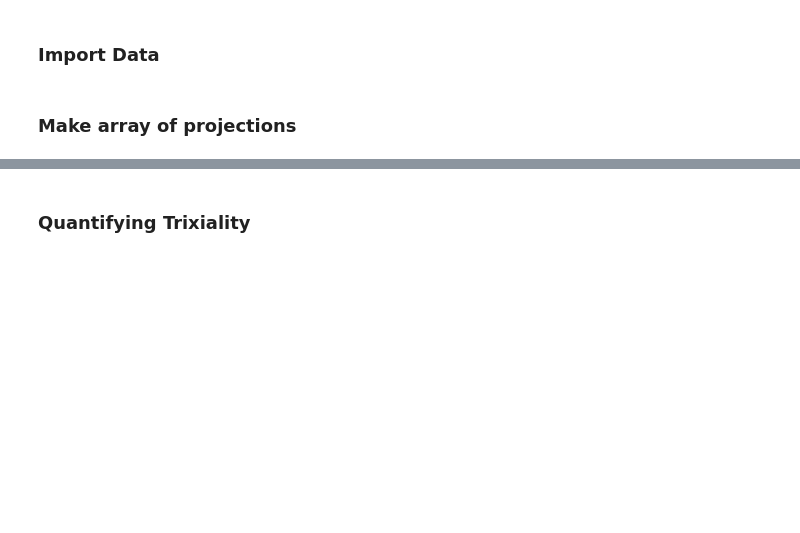
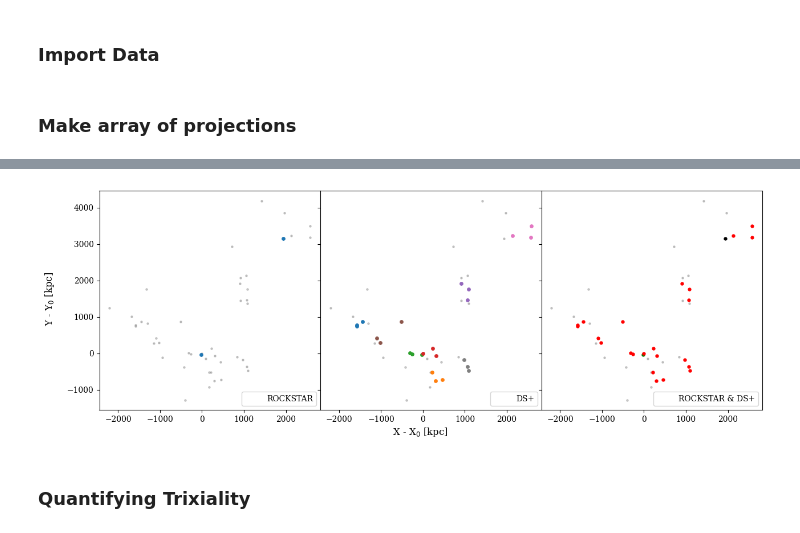
Before and after one commit to erichabjan/TNG_cluster_dynamics, a Jupyter notebook: Paper_Plots.ipynb, the cells around one changed output, grey strips where cells are left out. Drawn from its saved outputs; the diff is of its cells as text; code cells hidden in the pictures; blank space fills up the shorter version.

```diff
--- a/Paper_Plots.ipynb
+++ b/Paper_Plots.ipynb
@@ -392,0 +433,6 @@ virial_cluster_mass = np.array(df['Virial Halo Mass'])
+# %%
+pos_2d, vel_los = TNG_DA.project_3d_to_2d(pos, vel, viewing_direction=np.array([x_proj[0], y_proj[0], z_proj[0]]))
+
+#test, C, P = TNG_DA.run_dsp(pos_2d, vel_los, groups, n_sims=500, Plim_P = 50, Ng_jump=1, cluster_name = None)
+test, C, P = TNG_DA.run_dsp(pos_2d, vel_los, groups, n_sims=50, Plim_P = 50, Ng_jump=1, cluster_name = None)
+C, P
@@ -393,3 +447,95 @@ virial_cluster_mass = np.array(df['Virial Halo Mass'])
+# %%
+fig, (ax1, ax2, ax3) = plt.subplots(1, 3, figsize=(15, 5), sharey=True)
+
+tng_arr = np.zeros(len(vel_los))
+dsp_arr = np.zeros(len(vel_los))
+
+### TNG subgroups
+
+k = 0
+
+for g in np.unique(groups):
+
+    group_bool = groups == g
+
+    if k == 0:
+
+        ax1.scatter(0, 0, c='white', alpha=0, label='ROCKSTAR')
+        k += 1
+
+    if len(groups[group_bool]) > 1 and len(groups[group_bool]) < int(np.sqrt(len(vel_los))):
+
+
+        ax1.scatter(pos_2d[group_bool, 0], pos_2d[group_bool, 1], s=15)
+        tng_arr[group_bool] = 1
+
+    else:
+
+        ax1.scatter(pos_2d[group_bool, 0], pos_2d[group_bool, 1], s=5, c='gray', alpha =0.4)
+        tng_arr[group_bool] = 2
+
+ax1.legend(loc = 'lower right')
+
+### DS+ subgroups
+
+sub_grnu, sub_count = np.unique(test[1][:, 8], return_counts=True)
+sub_grnu_arr = test[1][:, 8]
+
+for i in range(len(sub_grnu)):
+
+    if i == 0:
+
+        ax2.scatter(0, 0, c='white', alpha=0, label='DS+')
+
+    group_dsp_arr = np.where(sub_grnu_arr == sub_grnu[i])[0]
+    x = test[1][group_dsp_arr, 9]
+    y = test[1][group_dsp_arr, 10]
+
+    if sub_count[i] > 1 and sub_count[i] < int(np.sqrt(len(vel_los))):
+
+        ax2.scatter(x, y, s=15)
+        dsp_arr[group_dsp_arr] = 1
+
+    else:
+
+        ax2.scatter(x, y, s=5, c='gray', alpha =0.4)
+        dsp_arr[group_dsp_arr] = 2
+
+ax2.legend(loc = 'lower right')
+
+### Plot comparing TNG and DS+ substructure
+
+ax3.scatter(0, 0, c='white', alpha=0, label='ROCKSTAR & DS+')
+
+# DS+ correctly identifies a galaxy that is part of substructure
+bool_corr = (tng_arr == 1) & (dsp_arr == 1)
+ax3.scatter(pos_2d[bool_corr, 0], pos_2d[bool_corr, 1], c = 'green' , s=12.5)
+
+# Galaxies that are not part of substructure and where not identified by DS +
+bool_indiff = (tng_arr == 2) & (dsp_arr == 2)
+ax3.scatter(pos_2d[bool_indiff, 0], pos_2d[bool_indiff, 1], s=5, c='gray', alpha =0.4)
+
+# Galaxies that are part of substructure but were not identified by DS+
+bool_noid = (tng_arr == 1) & (dsp_arr == 2)
+ax3.scatter(pos_2d[bool_noid, 0], pos_2d[bool_noid, 1], c = 'black', s=12.5)
+
+# Galaxies not part of substructure but were identified by DS+
+bool_wrong = (tng_arr == 2) & (dsp_arr == 1)
+ax3.scatter(pos_2d[bool_wrong, 0], pos_2d[bool_wrong, 1], c = 'red', s=12.5)
+
+ax3.legend(loc = 'lower right')
+
+### Adjust layout and show plot
+
+#fig.suptitle(f'TNG Cluster Index: {cluster_TNG} | Orientation: {view_vector}')
+fig.supxlabel(r'X - X$_0$ [kpc]')
+fig.supylabel(r'Y - Y$_0$ [kpc]' , x=0.06)
+
+fig.subplots_adjust(wspace=0)
+
+plt.show()
+# %% [output]
+[figure, added]
 # %% [markdown]
 ### Quantifying Trixiality
 # %%
```
Also changed, not shown: parts of 15 cells of this notebook, 17 other files.
